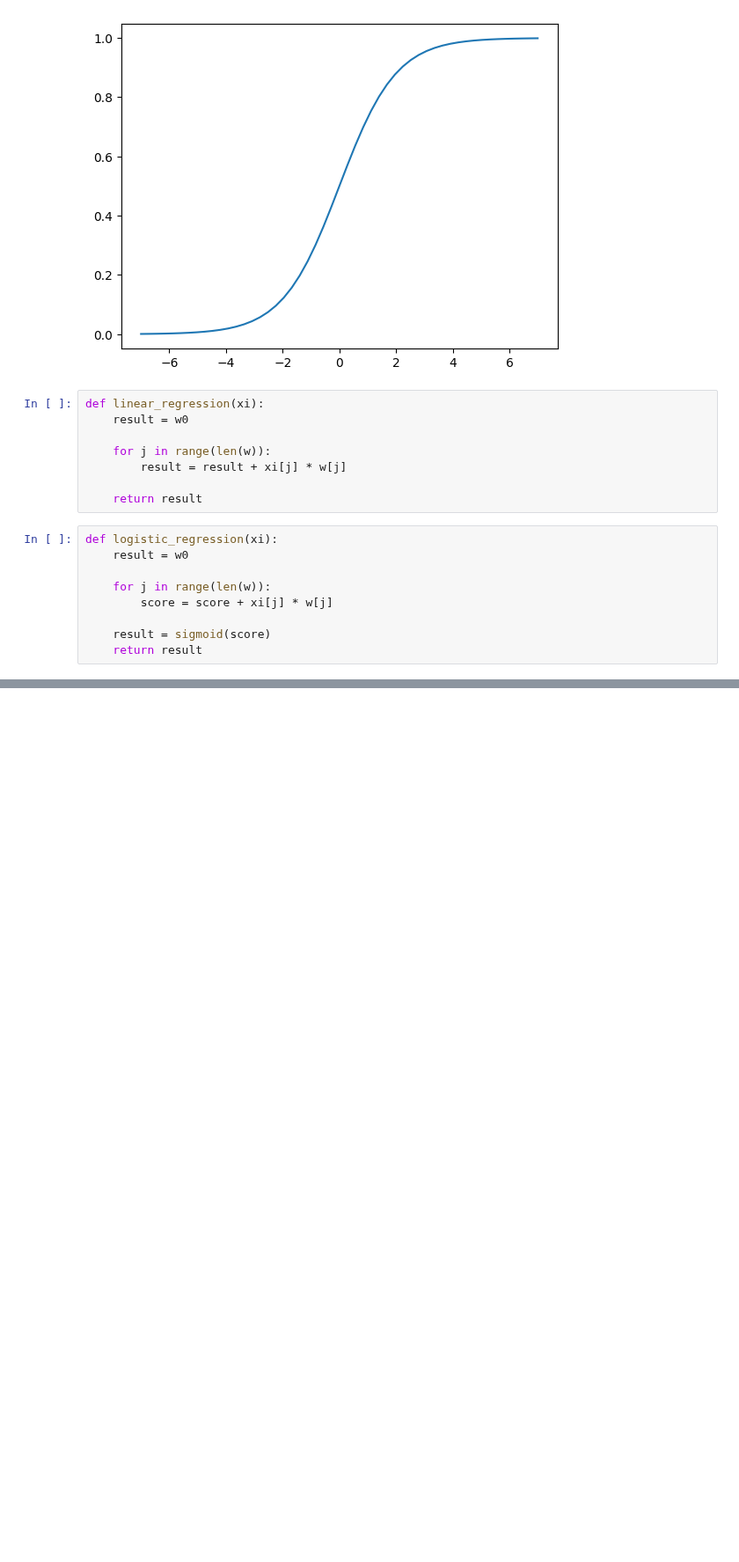
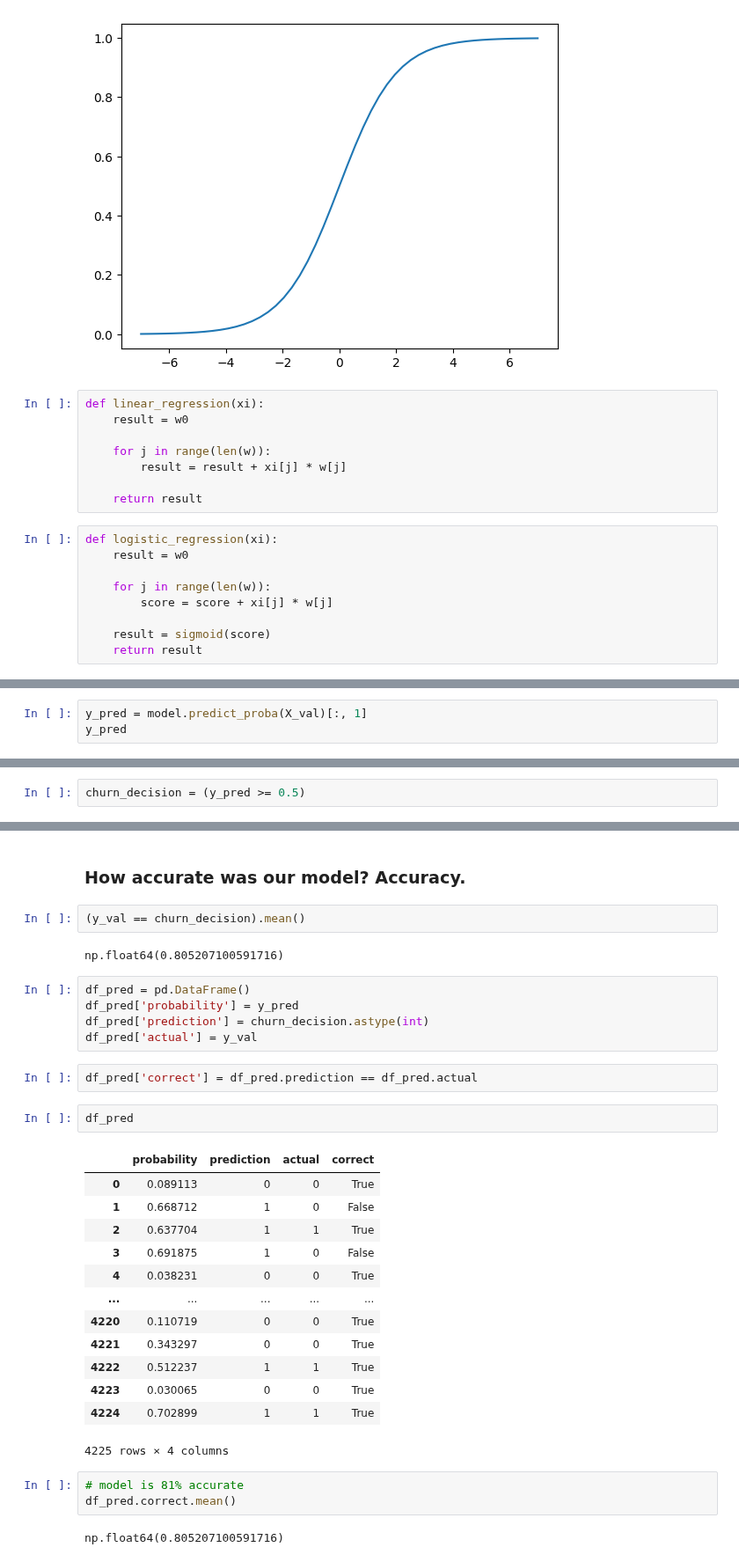
Before and after one commit to brukeg/machine-learning-zoomcamp, a Jupyter notebook: 03-classification/3.2-3.12.ipynb, the cells around one changed output, grey strips where cells are left out. Shown at 88% size. Drawn from its saved outputs; the diff is of its cells as text; blank space fills up the shorter version.

```diff
--- a/03-classification/3.2-3.12.ipynb
+++ b/03-classification/3.2-3.12.ipynb
@@ -723,0 +773,3 @@ def logistic_regression(xi):
+# %%
+y_pred = model.predict_proba(X_val)[:, 1]
+y_pred
@@ -723,0 +779,2 @@ def logistic_regression(xi):
+# %%
+churn_decision = (y_pred >= 0.5)
@@ -723,0 +801,34 @@ def logistic_regression(xi):
+# %% [markdown]
+### How accurate was our model? Accuracy.
+# %%
+(y_val == churn_decision).mean()
+# %% [output]
+np.float64(0.805207100591716)
+# %%
+df_pred = pd.DataFrame()
+df_pred['probability'] = y_pred
+df_pred['prediction'] = churn_decision.astype(int)
+df_pred['actual'] = y_val
+# %%
+df_pred['correct'] = df_pred.prediction == df_pred.actual
+# %%
+df_pred
+# %% [output]
+|  | probability | prediction | actual | correct |
+| 0 | 0.089113 | 0 | 0 | True |
+| 1 | 0.668712 | 1 | 0 | False |
+| 2 | 0.637704 | 1 | 1 | True |
+| 3 | 0.691875 | 1 | 0 | False |
+| 4 | 0.038231 | 0 | 0 | True |
+| ... | ... | ... | ... | ... |
+| 4220 | 0.110719 | 0 | 0 | True |
+| 4221 | 0.343297 | 0 | 0 | True |
+| 4222 | 0.512237 | 1 | 1 | True |
+| 4223 | 0.030065 | 0 | 0 | True |
+| 4224 | 0.702899 | 1 | 1 | True |
+4225 rows × 4 columns
+# %%
+# model is 81% accurate
+df_pred.correct.mean()
+# %% [output]
+np.float64(0.805207100591716)
```
Also changed, not shown: parts of 46 cells of this notebook.
